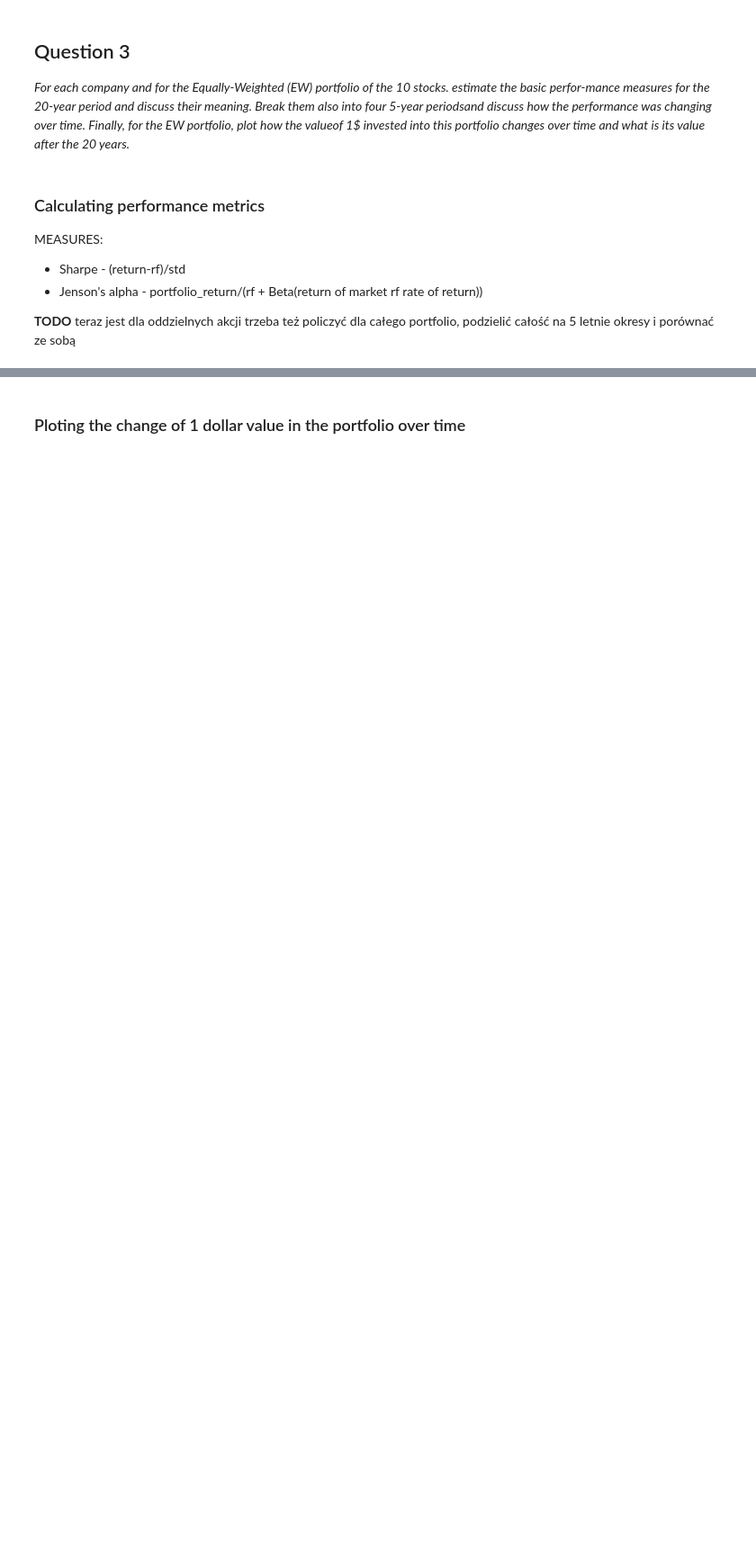
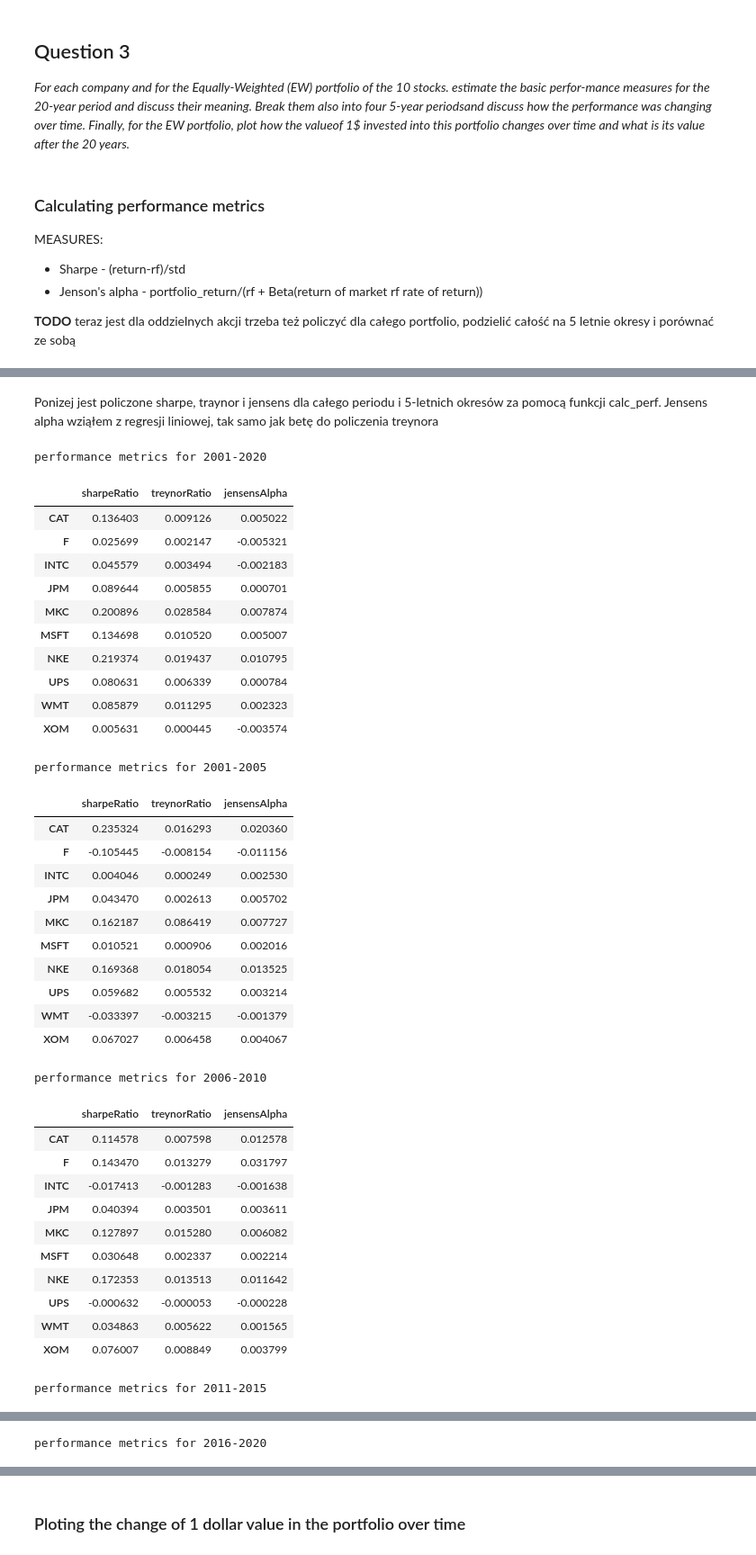
Before and after one commit to maxbranting/investment-theory, a Jupyter notebook: portfolio.ipynb, the cells around one changed output, grey strips where cells are left out. Shown at 90% size. Cells and saved outputs as stored; diff of their text form; code cells hidden in the pictures; blank space fills up the shorter version.

```diff
--- a/portfolio.ipynb
+++ b/portfolio.ipynb
@@ -347,0 +354,2 @@ dfperform
+# %% [markdown]
+Ponizej jest policzone sharpe, traynor i jensens dla całego periodu i 5-letnich okresów za pomocą funkcji calc_perf. Jensens alpha wziąłem z regresji liniowej, tak samo jak betę do policzenia treynora
@@ -347,0 +396,63 @@ dfperform
+# %%
+# calculate preformance metrics using created function
+res_all = calc_perf(dffull, results_df)
+res_q1 = calc_perf(dfq1, q1result)
+res_q2 = calc_perf(dfq2, q2result)
+res_q3 = calc_perf(dfq3, q3result)
+res_q4 = calc_perf(dfq4, q4result)
+
+# create df with calculated data
+dfperform_all = pd.DataFrame(data=np.transpose(res_all), index=q1result.index, columns=['sharpeRatio', 'treynorRatio', 'jensensAlpha'])
+dfperform_q1 = pd.DataFrame(data=np.transpose(res_q1), index=q1result.index, columns=['sharpeRatio', 'treynorRatio', 'jensensAlpha'])
+dfperform_q2 = pd.DataFrame(data=np.transpose(res_q2), index=q1result.index, columns=['sharpeRatio', 'treynorRatio', 'jensensAlpha'])
+dfperform_q3 = pd.DataFrame(data=np.transpose(res_q3), index=q1result.index, columns=['sharpeRatio', 'treynorRatio', 'jensensAlpha'])
+dfperform_q4 = pd.DataFrame(data=np.transpose(res_q4), index=q1result.index, columns=['sharpeRatio', 'treynorRatio', 'jensensAlpha'])
+
+print("performance metrics for 2001-2020")
+display(dfperform_all)
+print("performance metrics for 2001-2005")
+display(dfperform_q1)
+print("performance metrics for 2006-2010")
+display(dfperform_q2)
+print("performance metrics for 2011-2015")
+display(dfperform_q3)
+print("performance metrics for 2016-2020")
+display(dfperform_q4)
+# %% [output]
+performance metrics for 2001-2020
+|  | sharpeRatio | treynorRatio | jensensAlpha |
+| CAT | 0.136403 | 0.009126 | 0.005022 |
+| F | 0.025699 | 0.002147 | -0.005321 |
+| INTC | 0.045579 | 0.003494 | -0.002183 |
+| JPM | 0.089644 | 0.005855 | 0.000701 |
+| MKC | 0.200896 | 0.028584 | 0.007874 |
+| MSFT | 0.134698 | 0.010520 | 0.005007 |
+| NKE | 0.219374 | 0.019437 | 0.010795 |
+| UPS | 0.080631 | 0.006339 | 0.000784 |
+| WMT | 0.085879 | 0.011295 | 0.002323 |
+| XOM | 0.005631 | 0.000445 | -0.003574 |
+performance metrics for 2001-2005
+|  | sharpeRatio | treynorRatio | jensensAlpha |
+| CAT | 0.235324 | 0.016293 | 0.020360 |
+| F | -0.105445 | -0.008154 | -0.011156 |
+| INTC | 0.004046 | 0.000249 | 0.002530 |
+| JPM | 0.043470 | 0.002613 | 0.005702 |
+| MKC | 0.162187 | 0.086419 | 0.007727 |
+| MSFT | 0.010521 | 0.000906 | 0.002016 |
+| NKE | 0.169368 | 0.018054 | 0.013525 |
+| UPS | 0.059682 | 0.005532 | 0.003214 |
+| WMT | -0.033397 | -0.003215 | -0.001379 |
+| XOM | 0.067027 | 0.006458 | 0.004067 |
+performance metrics for 2006-2010
+|  | sharpeRatio | treynorRatio | jensensAlpha |
+| CAT | 0.114578 | 0.007598 | 0.012578 |
+| F | 0.143470 | 0.013279 | 0.031797 |
+| INTC | -0.017413 | -0.001283 | -0.001638 |
+| JPM | 0.040394 | 0.003501 | 0.003611 |
+| MKC | 0.127897 | 0.015280 | 0.006082 |
+| MSFT | 0.030648 | 0.002337 | 0.002214 |
+| NKE | 0.172353 | 0.013513 | 0.011642 |
+| UPS | -0.000632 | -0.000053 | -0.000228 |
+| WMT | 0.034863 | 0.005622 | 0.001565 |
+| XOM | 0.076007 | 0.008849 | 0.003799 |
+performance metrics for 2011-2015
@@ -347,0 +470 @@ dfperform
+performance metrics for 2016-2020
```
Also changed, not shown: parts of 15 cells of this notebook, 4 other files.
